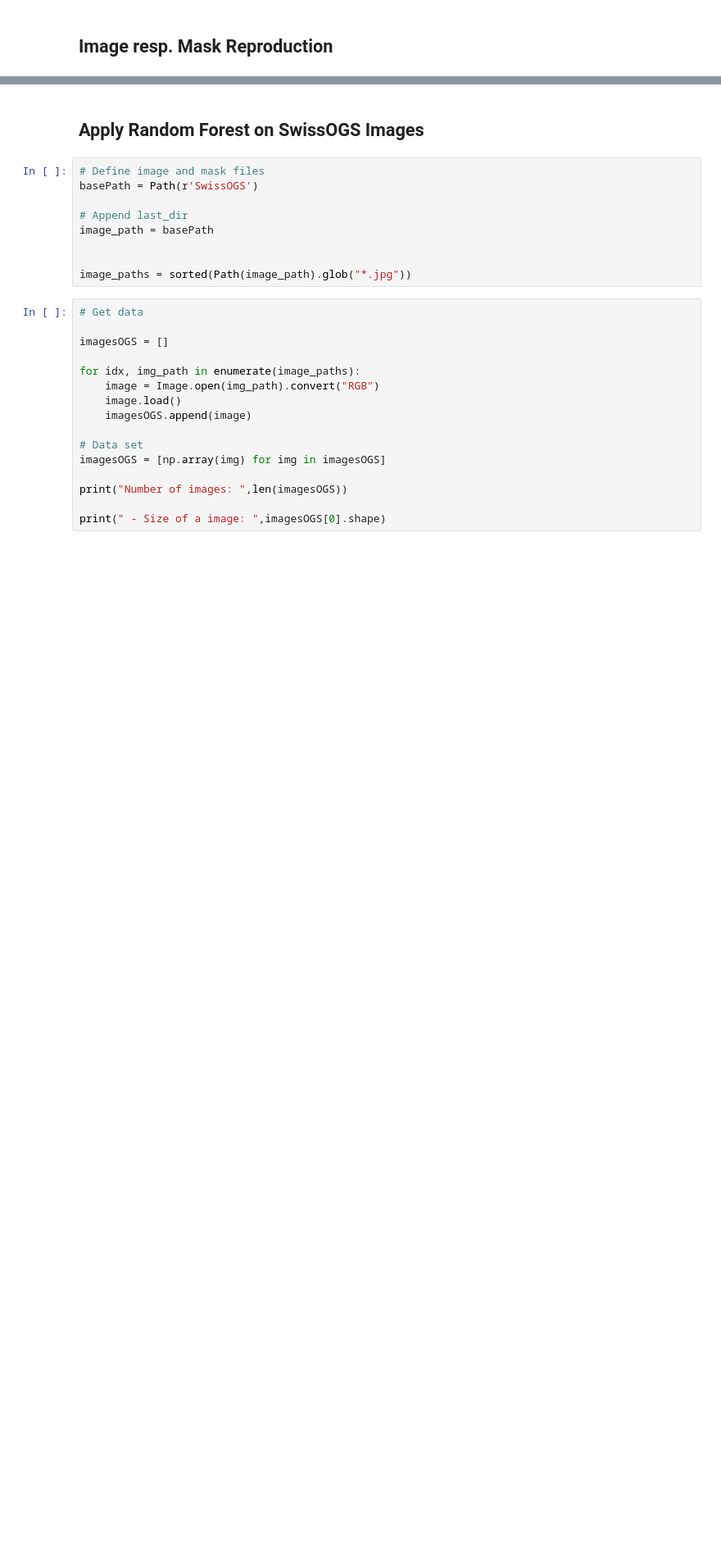
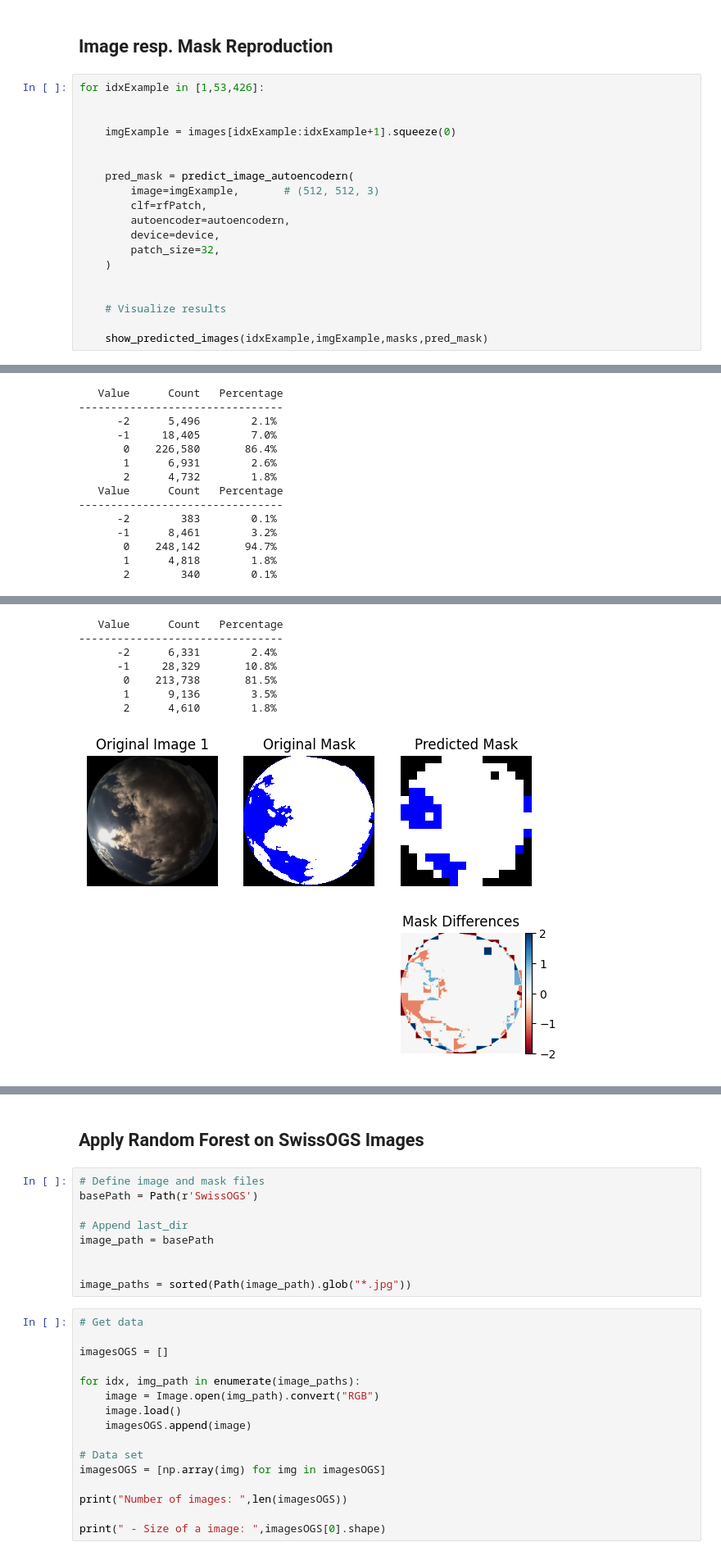
Before and after one commit to lindageisser/aml_cas_final_project, a Jupyter notebook: 02_PyScripts/04_kontas2017_RandomForest_Patch_AE.ipynb, the cells around one changed output, grey strips where cells are left out. Shown at 82% size. Cells and saved outputs as stored; diff of their text form; blank space fills up the shorter version.

Commit message:
Extend Script 04 with patch labeling

```diff
--- a/02_PyScripts/04_kontas2017_RandomForest_Patch_AE.ipynb
+++ b/02_PyScripts/04_kontas2017_RandomForest_Patch_AE.ipynb
@@ -622,2 +622,22 @@ plt.show()
 # %% [markdown]
 ## Image resp. Mask Reproduction
+# %%
+for idxExample in [1,53,426]:
+
+
+    imgExample = images[idxExample:idxExample+1].squeeze(0)
+
+
+    pred_mask = predict_image_autoencodern(
+        image=imgExample,       # (512, 512, 3)
+        clf=rfPatch,
+        autoencoder=autoencodern,
+        device=device,
+        patch_size=32,
+    )
+
+
+    # Visualize results
+
+    show_predicted_images(idxExample,imgExample,masks,pred_mask)
+# %% [output]
@@ -623,0 +650,14 @@ plt.show()
+   Value      Count   Percentage
+--------------------------------
+      -2      5,496        2.1%
+      -1     18,405        7.0%
+       0    226,580       86.4%
+       1      6,931        2.6%
+       2      4,732        1.8%
+   Value      Count   Percentage
+--------------------------------
+      -2        383        0.1%
+      -1      8,461        3.2%
+       0    248,142       94.7%
+       1      4,818        1.8%
+       2        340        0.1%
@@ -623,0 +667,8 @@ plt.show()
+   Value      Count   Percentage
+--------------------------------
+      -2      6,331        2.4%
+      -1     28,329       10.8%
+       0    213,738       81.5%
+       1      9,136        3.5%
+       2      4,610        1.8%
+[figure, added]
```
Also changed, not shown: parts of 12 cells of this notebook.
